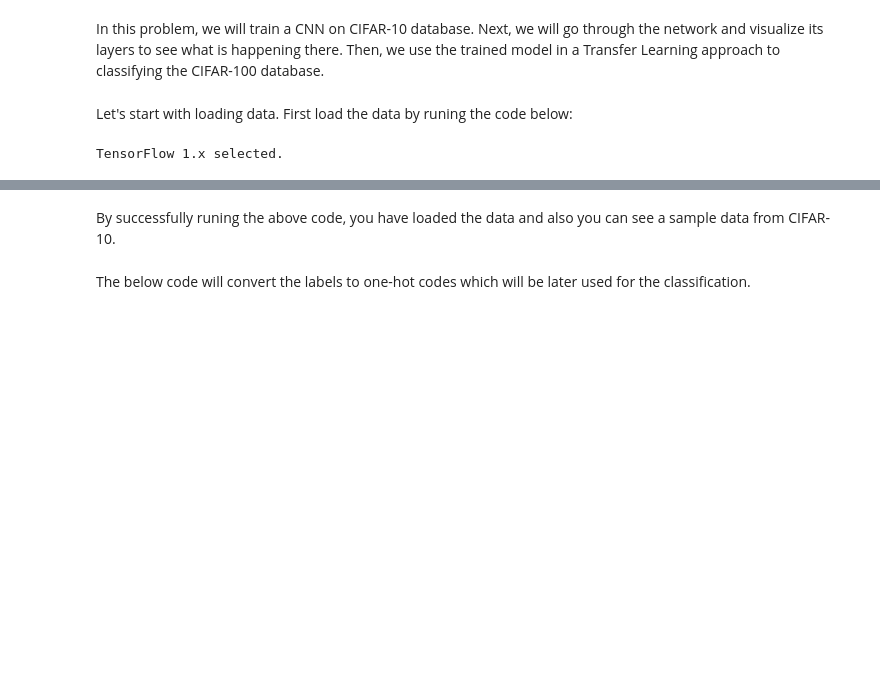
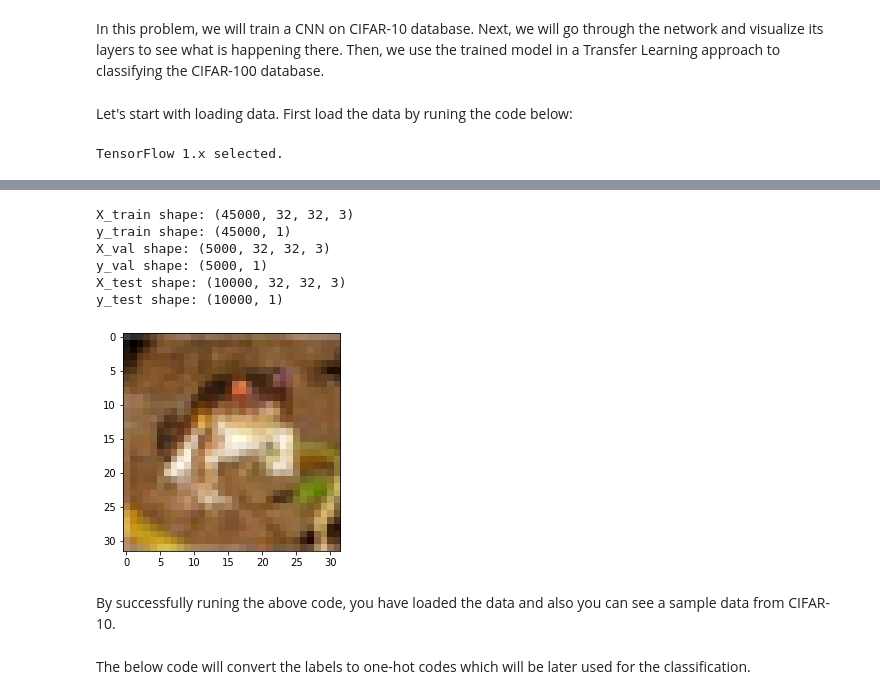
Before and after one commit to MohammadRaziei/Deep-Learning-Cource, a Jupyter notebook: HW03/Q4/CNN on CIFAR/CNN_on_CIFAR.ipynb, the cells around one changed output, grey strips where cells are left out. Saved outputs shown, nothing was run; the diff lists cells and outputs as text; code cells hidden in the pictures; blank space fills up the shorter version.

```diff
--- a/HW03/Q4/CNN on CIFAR/CNN_on_CIFAR.ipynb
+++ b/HW03/Q4/CNN on CIFAR/CNN_on_CIFAR.ipynb
@@ -23,17 +47,26 @@ def load_cifar10_data():
     return X_train, y_train, X_val, y_val, X_test, y_test
 # %%
 X_train, y_train, X_val, y_val, X_test, y_test = load_cifar10_data()
+X_train, X_val, X_test = X_train/255., X_val/255., X_test/255.
 
 print('X_train shape:', X_train.shape)
 print('y_train shape:', y_train.shape)
 print('X_val shape:', X_val.shape)
 print('y_val shape:', y_val.shape)
 print('X_test shape:', X_test.shape)
 print('y_test shape:', y_test.shape)
 
 import matplotlib.pyplot as plt
-plt.imshow(X_train[1])#represnting a sample data from CIFAR-10
+plt.imshow(X_train[0])#represnting a sample data from CIFAR-10
 plt.show()
+# %% [output]
+X_train shape: (45000, 32, 32, 3)
+y_train shape: (45000, 1)
+X_val shape: (5000, 32, 32, 3)
+y_val shape: (5000, 1)
+X_test shape: (10000, 32, 32, 3)
+y_test shape: (10000, 1)
+[figure, added]
 # %% [markdown]
 By successfully runing the above code, you have loaded the data and also you can see a sample data from CIFAR-10.
 # %% [markdown]
```
Also changed, not shown: parts of 8 cells of this notebook.
